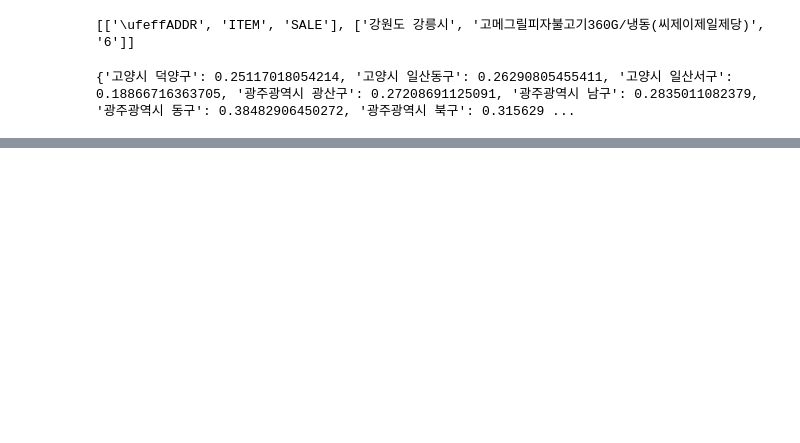
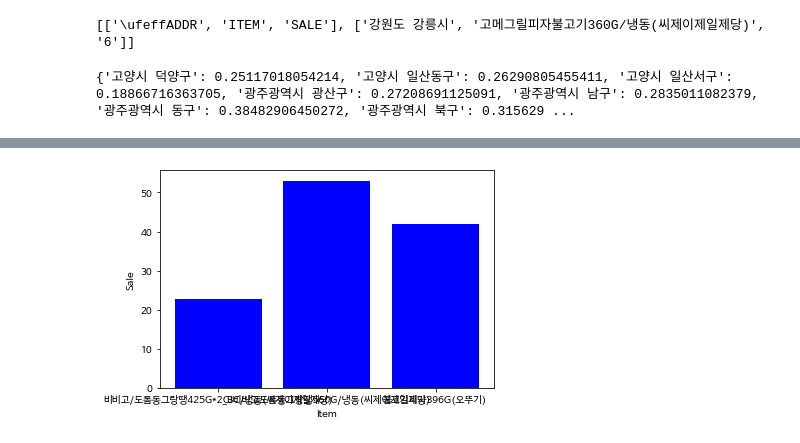
Before and after one commit to toot09/CF_WINGS_POS, a Jupyter notebook: POS_CF_ONEPERSON.ipynb, the cells around one changed output, grey strips where cells are left out. Saved outputs shown, nothing was run; the diff lists cells and outputs as text; code cells hidden in the pictures; blank space fills up the shorter version.

```diff
--- a/POS_CF_ONEPERSON.ipynb
+++ b/POS_CF_ONEPERSON.ipynb
@@ -7,6 +12,8 @@ import numpy as np
 import pandas as pd
 import math
 import operator
+import matplotlib.pyplot as plt
+plt.rc('font', family='NanumBarunGothic')
 # %%
 # 상품 마스터
 items=[]
@@ -137,3 +184,8 @@ pd.DataFrame(np.array(recommendation_1000),columns=["상품명","예상판매수
+# %%
+# 아이템마스터, 타겟아이템 (추천아이템중), 계층(4,5), 주소, s_dict)
+result = get_sameclass_graph(ms_item, recommendation_1000[0], 5, addr, s_dict)
+# %% [output]
+[figure, added]
 # %%
 # 아이템 기반 필터링 (Item Based Filtering - IBF)
 def item_based_filtering(sale_dict, addr, k=3):
```
Also changed, not shown: parts of 8 cells of this notebook.
